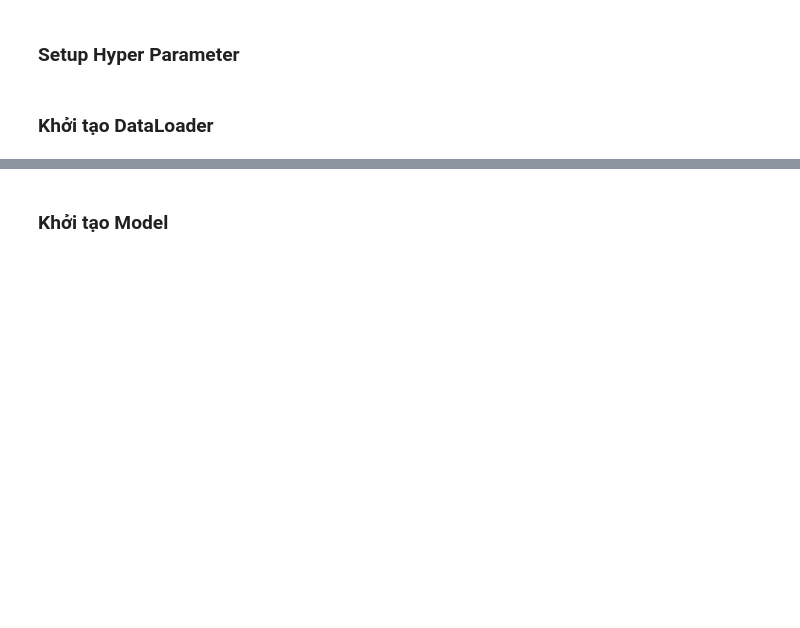
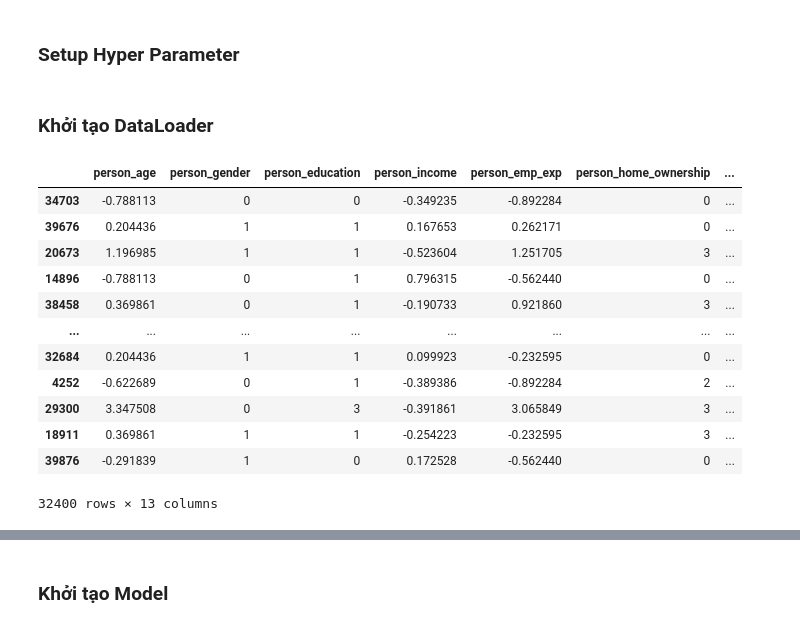
Before and after one commit to dinhtanloc/Loan_Prediction_Sytem, a Jupyter notebook: notebooks/loan_prediction_training.ipynb, the cells around one changed output, grey strips where cells are left out. Saved outputs shown, nothing was run; the diff lists cells and outputs as text; code cells hidden in the pictures; blank space fills up the shorter version.

Commit message:
feat: Training model file

```diff
--- a/notebooks/loan_prediction_training.ipynb
+++ b/notebooks/loan_prediction_training.ipynb
@@ -26,6 +28,6 @@ for lib in [root_dir][::-1]:
 # %%
 # Import Dataset
-df=pd.read_csv('/content/loan_data.csv')
+df=pd.read_csv(f'{data_dir}/loan_data.csv')
 
 tar_column='loan_status'
 Num_col=df.select_dtypes('number').columns.tolist()[:-1]
@@ -35,3 +37,5 @@ x_train=pd.read_csv(f"{exps_dir}/x_train.csv", index_col=None)
 x_test=pd.read_csv(f"{exps_dir}/x_test.csv", index_col=None)
 y_train=pd.read_csv(f"{exps_dir}/y_train.csv", index_col=None)
 y_test=pd.read_csv(f"{exps_dir}/y_test.csv", index_col=None)
+
+df_ss=pd.read_csv(f"{exps_dir}/processed_loan_data.csv", index_col=None)
@@ -221,3 +216,19 @@ train_data, test_data = train_test_split(df_ss, test_size=0.1, random_state=42)
 x_train, x_val, y_train, y_val = train_test_split(train_data.drop(columns=tar_column,axis=1), train_data[tar_column], test_size=0.2, random_state=42)
 # %%
 x_test, y_test = test_data.drop(columns=tar_column,axis=1), test_data[tar_column]
+# %%
+x_train
+# %% [output]
+|  | person_age | person_gender | person_education | person_income | person_emp_exp | person_home_ownership | ... |
+| 34703 | -0.788113 | 0 | 0 | -0.349235 | -0.892284 | 0 | ... |
+| 39676 | 0.204436 | 1 | 1 | 0.167653 | 0.262171 | 0 | ... |
+| 20673 | 1.196985 | 1 | 1 | -0.523604 | 1.251705 | 3 | ... |
+| 14896 | -0.788113 | 0 | 1 | 0.796315 | -0.562440 | 0 | ... |
+| 38458 | 0.369861 | 0 | 1 | -0.190733 | 0.921860 | 3 | ... |
+| ... | ... | ... | ... | ... | ... | ... | ... |
+| 32684 | 0.204436 | 1 | 1 | 0.099923 | -0.232595 | 0 | ... |
+| 4252 | -0.622689 | 0 | 1 | -0.389386 | -0.892284 | 2 | ... |
+| 29300 | 3.347508 | 0 | 3 | -0.391861 | 3.065849 | 3 | ... |
+| 18911 | 0.369861 | 1 | 1 | -0.254223 | -0.232595 | 3 | ... |
+| 39876 | -0.291839 | 1 | 0 | 0.172528 | -0.562440 | 0 | ... |
+32400 rows × 13 columns
```
Also changed, not shown: parts of 10 cells of this notebook, 2 other files.
